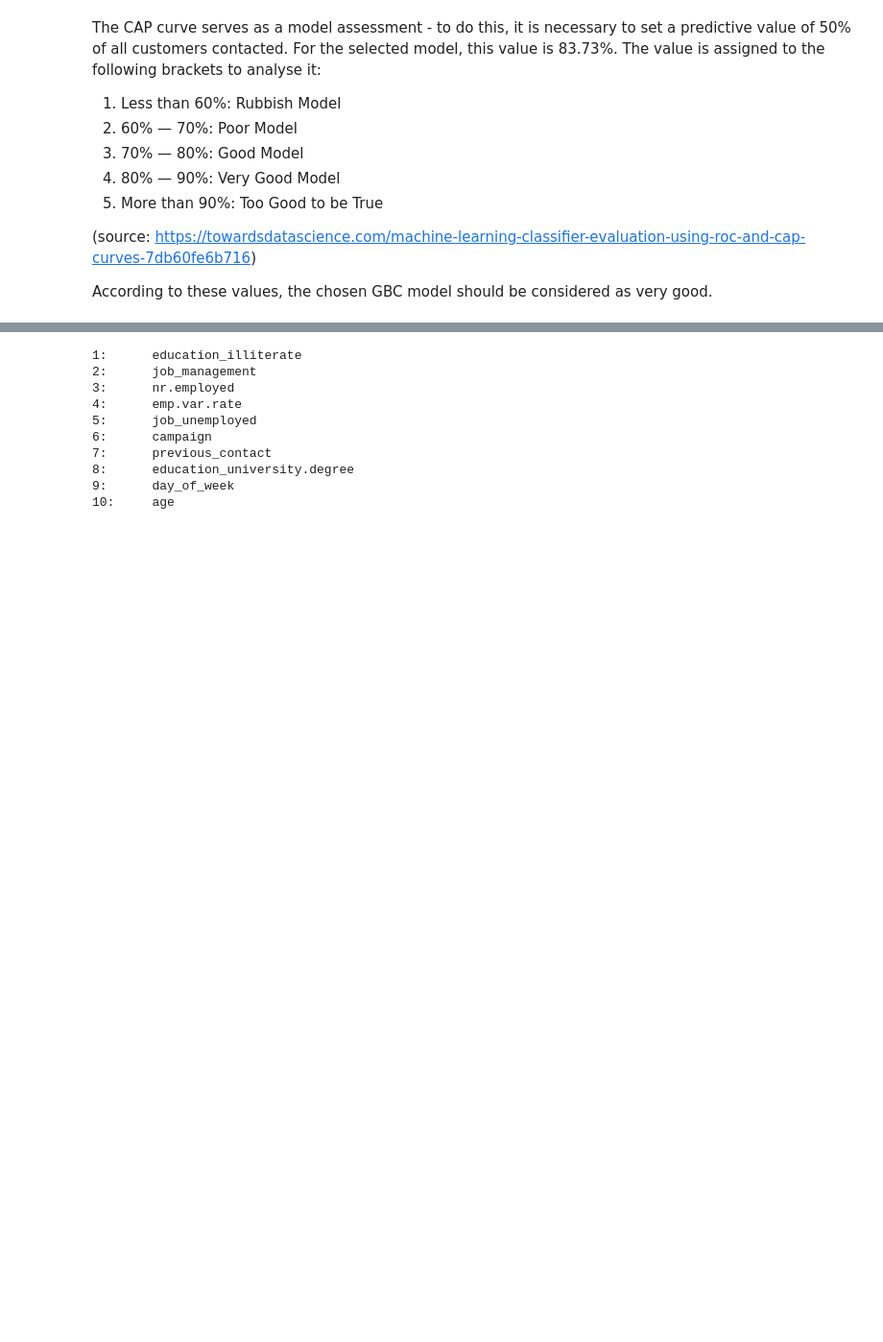
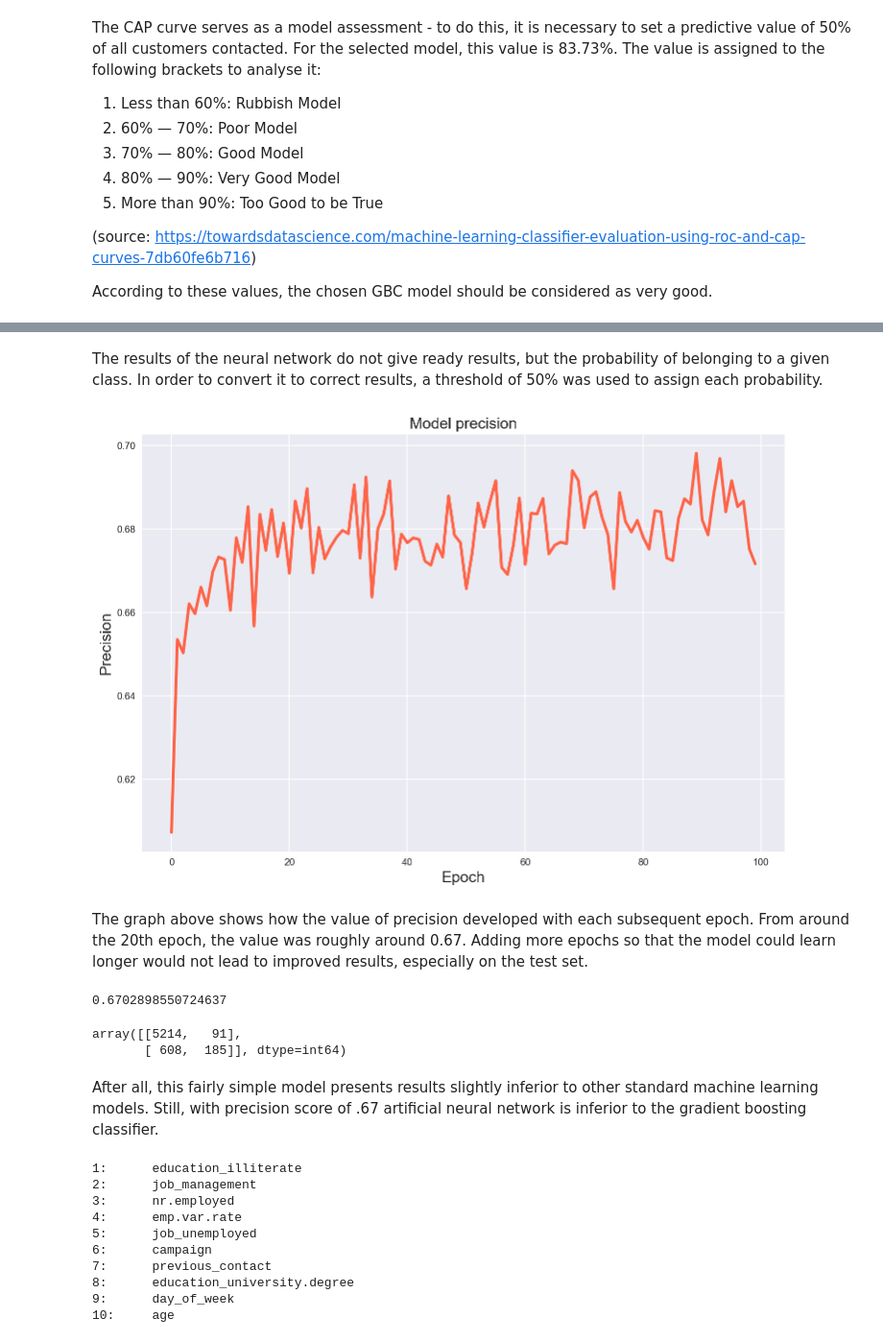
Before and after one commit to wieckiewiczpiotr/portfolio, a Jupyter notebook: bank_marketing_analysis/bank_marketing_analysis.ipynb, the cells around one changed output, grey strips where cells are left out. Shown at 96% size. Saved outputs shown, nothing was run; the diff lists cells and outputs as text; code cells hidden in the pictures; blank space fills up the shorter version.

```diff
--- a/bank_marketing_analysis/bank_marketing_analysis.ipynb
+++ b/bank_marketing_analysis/bank_marketing_analysis.ipynb
@@ -1038,0 +1050,8 @@ A receiver operating characteristic curve (ROC curve) measure the performance of
+# %%
+classifier = Sequential()
+
+classifier.add(Dense(units=12, kernel_initializer='normal', activation='relu', input_dim=X_train.shape[1]))
+classifier.add(Dropout(p=0.2, seed=123))
+
+classifier.add(Dense(units=1, kernel_initializer='normal', activation='sigmoid'))
+classifier.compile(optimizer='adam', loss='binary_crossentropy', metrics=[Precision()])
@@ -1039,3 +1062,32 @@ A receiver operating characteristic curve (ROC curve) measure the performance of
+# %%
+classifier = classifier.fit(X_train, y_train, epochs=100, batch_size=32, verbose=False)
+
+y_proba_ann = classifier.model.predict(X_test)
+y_pred_ann = y_proba_ann > .5
+# %% [markdown]
+The results of the neural network do not give ready results, but the probability of belonging to a given class. In order to convert it to correct results, a threshold of 50% was used to assign each probability.
+# %%
+plt.figure(figsize=(12,8))
+plt.plot(classifier.history['precision_1'], lw=3, color='tomato')
+plt.title('Model precision', fontdict={'fontsize':16})
+plt.ylabel('Precision', fontdict={'fontsize':16})
+plt.xlabel('Epoch', fontdict={'fontsize':16})
+plt.show()
+# %% [output]
+[figure, added]
+# %% [markdown]
+The graph above shows how the value of precision developed with each subsequent epoch. From around the 20th epoch, the value was roughly around 0.67. Adding more epochs so that the model could learn longer would not lead to improved results, especially on the test set.
+# %%
+precision_score(y_test, y_pred_ann)
+# %% [output]
+0.6702898550724637
+# %%
+confusion_matrix(y_test, y_pred_ann)
+# %% [output]
+array([[5214,   91],
+       [ 608,  185]], dtype=int64)
+# %% [markdown]
+After all, this fairly simple model presents results slightly inferior to other standard machine learning models. Still, with precision score of .67 artificial neural network is inferior to the gradient boosting classifier.
 # %%
 log_selector = RFE(log_classifier, n_features_to_select=1)
 log_selector.fit(X_train, y_train)
```
Also changed, not shown: parts of 27 cells of this notebook, 1 other file.
